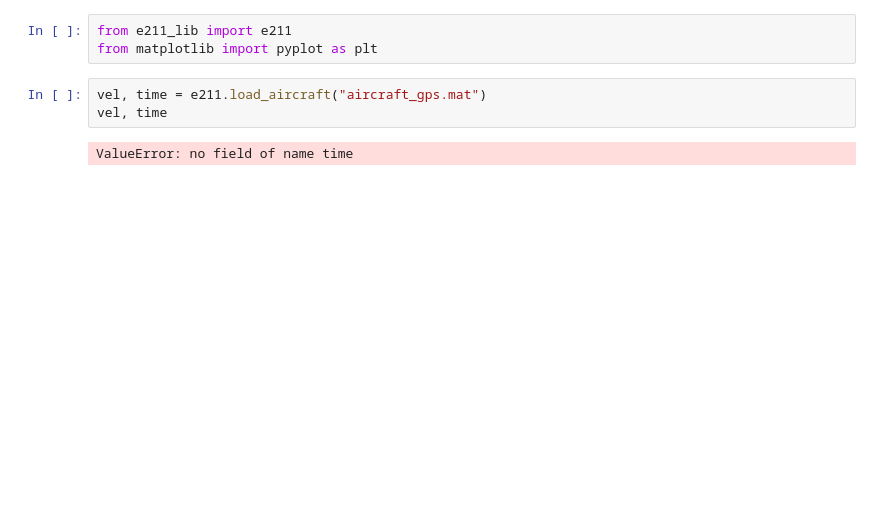
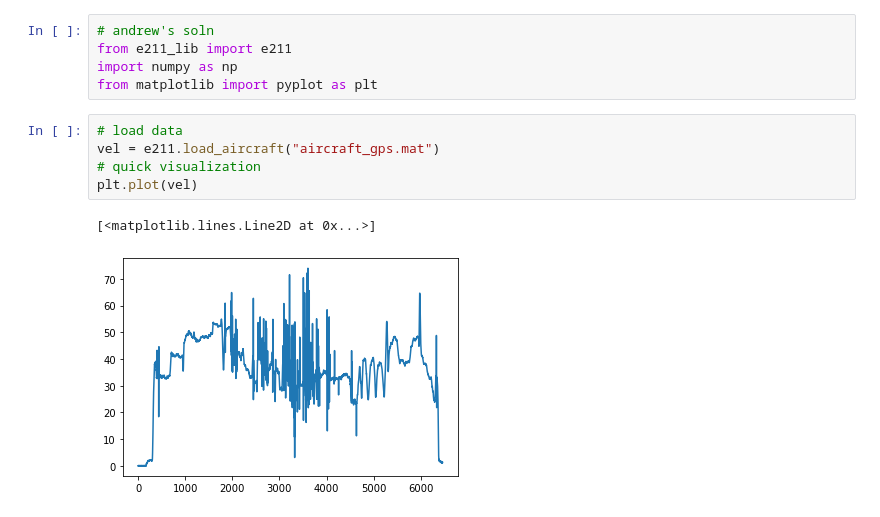
Before and after one commit to AndrewLoeppky/eosc211_students, a Jupyter notebook: e211_python_2021/wk06/lab_wk6/lab_wk6.ipynb, the cells around one changed output. Cells and saved outputs as stored; diff of their text form; blank space fills up the shorter version.

```diff
--- a/e211_python_2021/wk06/lab_wk6/lab_wk6.ipynb
+++ b/e211_python_2021/wk06/lab_wk6/lab_wk6.ipynb
@@ -63,8 +65,13 @@ Hint:  it is good practice to write the code so that algorithm inputs and output
 # %%
+# andrew's soln
 from e211_lib import e211
+import numpy as np
 from matplotlib import pyplot as plt
 # %%
-vel, time = e211.load_aircraft("aircraft_gps.mat")
-vel, time
+# load data
+vel = e211.load_aircraft("aircraft_gps.mat")
+# quick visualization
+plt.plot(vel)
 # %% [output]
-ValueError: no field of name time
+[<matplotlib.lines.Line2D at 0x...>]
+[figure, added]
```
Also changed, not shown: parts of 4 cells of this notebook, 3 other files.
